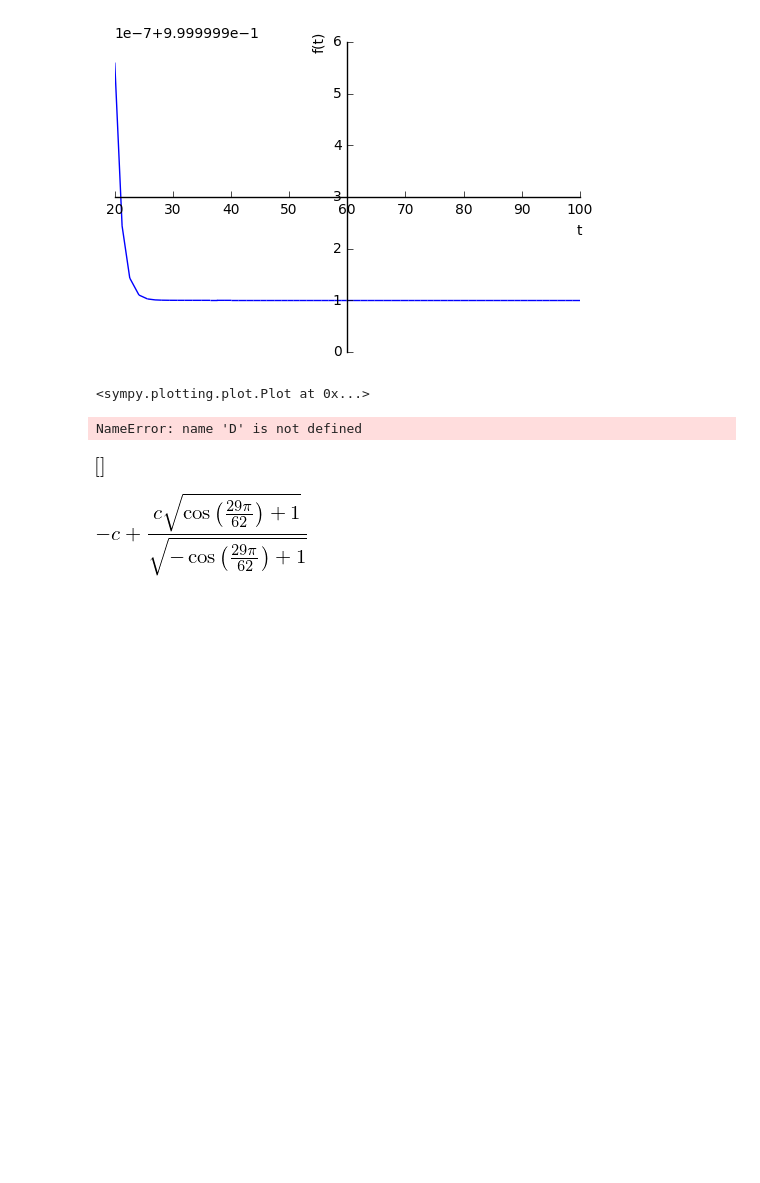
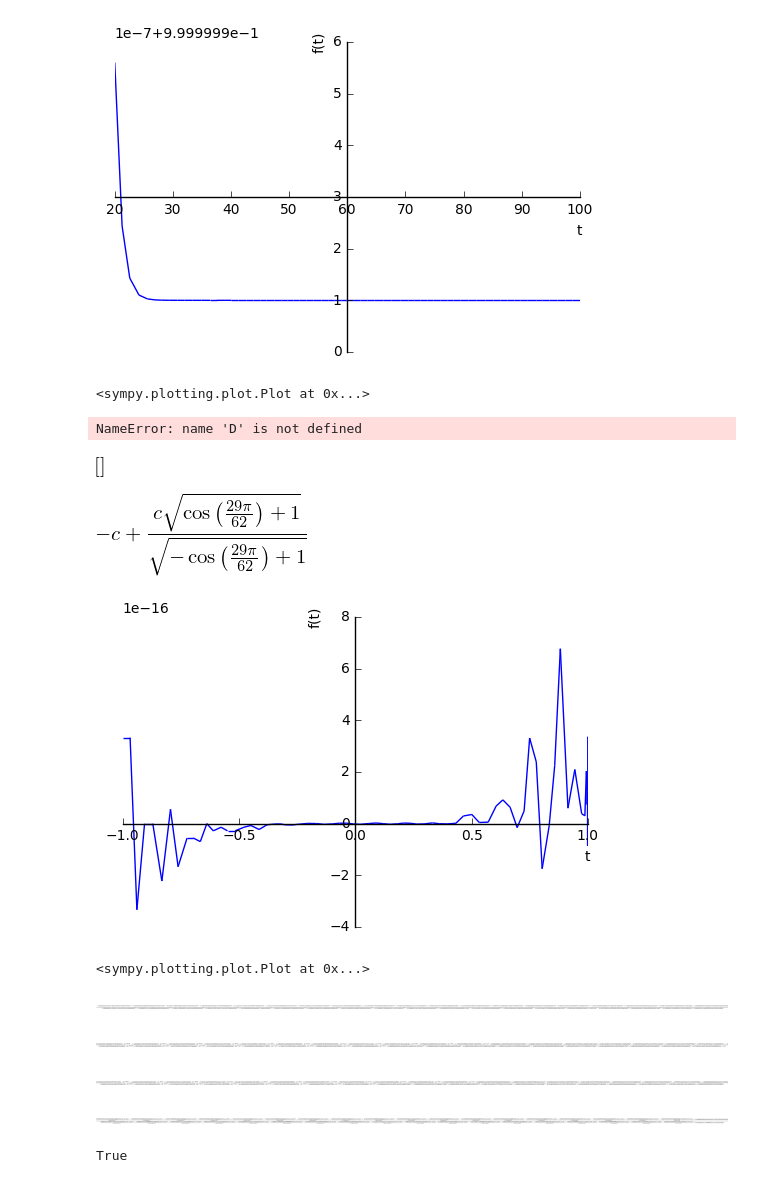
Before and after one commit to ergs/sandbox, a Jupyter notebook: Chebyshev2.ipynb, the cells around one changed output. Drawn from its saved outputs; the diff is of its cells as text; code cells hidden in the pictures; blank space fills up the shorter version.

```diff
--- a/Chebyshev2.ipynb
+++ b/Chebyshev2.ipynb
@@ -465,0 +431,30 @@ sqrt(c*(1 + points[degree])/(1 - points[degree])*c*(1 + points[degree+1])/(1 - p
+# %%
+plot(E, (t, -1, 1))
+# %% [output]
+[figure, added]
+<sympy.plotting.plot.Plot at 0x...>
+# %%
+E.replace(exp, lambda x: 0)
+# %% [output]
+[figure, added]
+# %%
+c = 10.8
+prec = 30
+r = -E.replace(exp, lambda x: 0)
+inv = solve(-c*(t + 1)/(t - 1) - y, t)[0].subs(y, t)
+n, d = together(r.subs(t, inv)).as_numer_denom() # simplify/cancel here will add degree to the numerator and denominator
+rat_func = (Poly(n)/Poly(d).TC())/(Poly(d)/Poly(d).TC())
+rat_func
+# %% [output]
+[figure, added]
+# %%
+inv = solve(-c*(t + 1)/(t - 1) - y, t)[0].subs(y, t)
+n, d = together(r.subs(t, inv.evalf(prec))).as_numer_denom() # simplify/cancel here will add degree to the numerator and denominator
+rat_func = expand(n/d.subs(t, 0))/expand(d/d.subs(t, 0))
+rat_func
+# %% [output]
+[figure, added]
+# %%
+r.subs(t, inv)
+# %% [output]
+[figure, added]
@@ -465,0 +465,4 @@ sqrt(c*(1 + points[degree])/(1 - points[degree])*c*(1 + points[degree+1])/(1 - p
+# %%
+master_rat_func == smichr_nsolve_rat_func
+# %% [output]
+True
```
Also changed, not shown: parts of 5 cells of this notebook.
